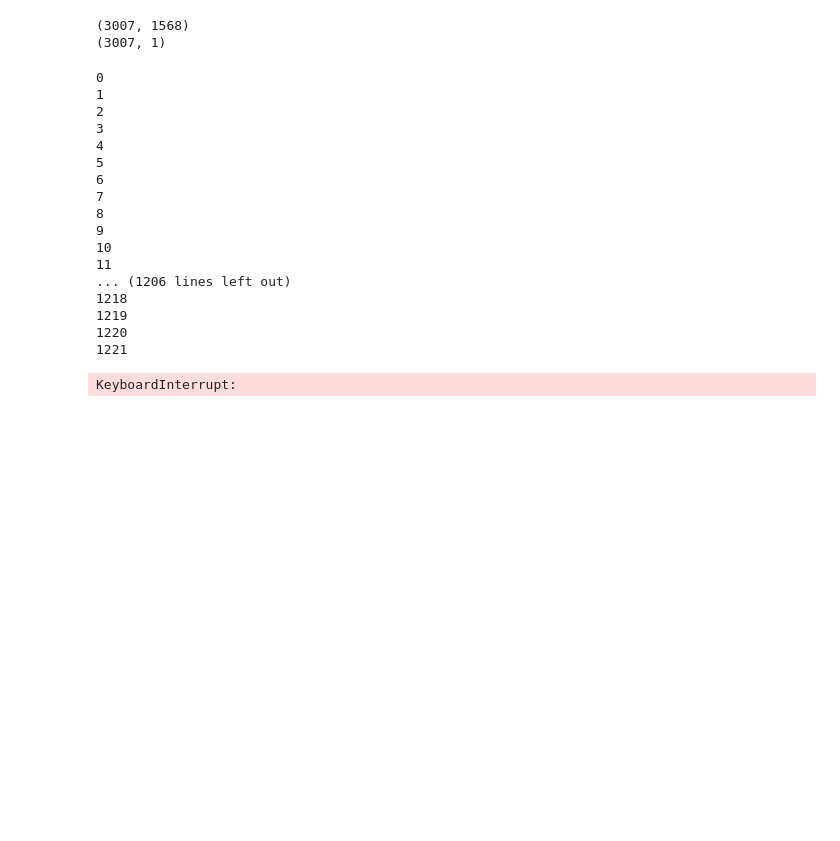
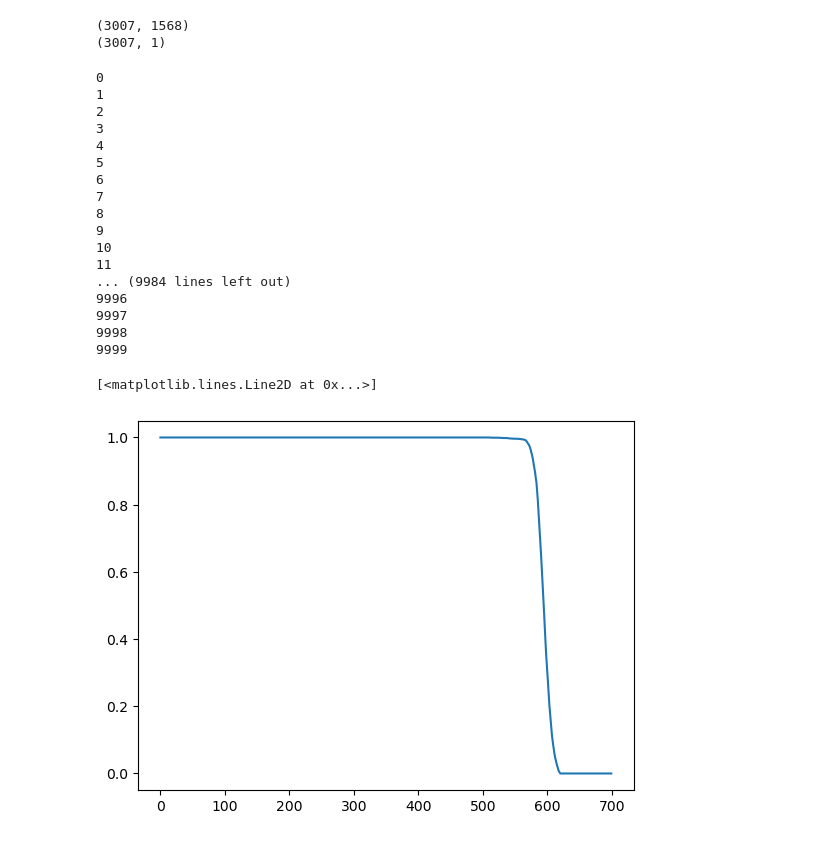
Before and after one commit to toast-ceo/optimization, a Jupyter notebook: HW2_package/hw2_prob2_with.ipynb, the cells around one changed output. Drawn from its saved outputs; the diff is of its cells as text; code cells hidden in the pictures; blank space fills up the shorter version.

```diff
--- a/HW2_package/hw2_prob2_with.ipynb
+++ b/HW2_package/hw2_prob2_with.ipynb
@@ -11,7 +11,7 @@ mat_data = scipy.io.loadmat(mat_path)
 A = mat_data['A']
 d = mat_data['d']
 d_up = mat_data['d_up']
-t = 2
+t = 1
 
 print(A.shape)
 print(d.shape)
@@ -30,13 +30,11 @@ def F(x, t):
     return f(x) + (- np.sum(np.log(d_up - np.matmul(A, x))) / t)
 
 def F_1_differential(x, t):
-    logb_grad = 0
-
-    for i in range(A.shape[0]):
-        logb_grad += (A[i, :].T / (d_up[i] - (A @ x)[i])) /t
-
-
-    return f_1_differential(x) + logb_grad
+    Ax = A @ x
+    reciprocal_terms = np.reciprocal(d_up - Ax)
+    temp = A.T @ reciprocal_terms / t
+    temp = temp.reshape(-1, 1)
+    return f_1_differential(x) + temp
 # %%
 # with inequality constraint
 xk = np.zeros((A.shape[1], 1))
@@ -73,12 +71,24 @@ for idx in range(10000):
 9
 10
 11
-... (1206 lines left out)
-1218
-1219
-1220
-1221
+... (9984 lines left out)
+9996
+9997
+9998
+9999
-KeyboardInterrupt:
 # %%
-# DVH
-np.save(r"../HW2_package/xk_with_inequality_constraint.npy", xk)
+def get_DVH_PTV(PTV, x_beam):
+    x_ax = np.arange(0, 70.1, 0.1)
+    PTV_dummy = PTV @ x_beam.flatten()
+
+    Dummy_t, _ = np.histogram(PTV_dummy, bins=x_ax)
+    DVH_t = np.flip(np.cumsum(np.flip(Dummy_t)))
+    DVH_PTV = DVH_t / np.max(DVH_t)
+
+    return DVH_PTV
+# %%
+DVH_H = get_DVH_PTV(A, xk)
+plt.plot(DVH_H)
+# %% [output]
+[<matplotlib.lines.Line2D at 0x...>]
+[figure, added]
```
Also changed, not shown: parts of 1 cell of this notebook, 19 other files.
